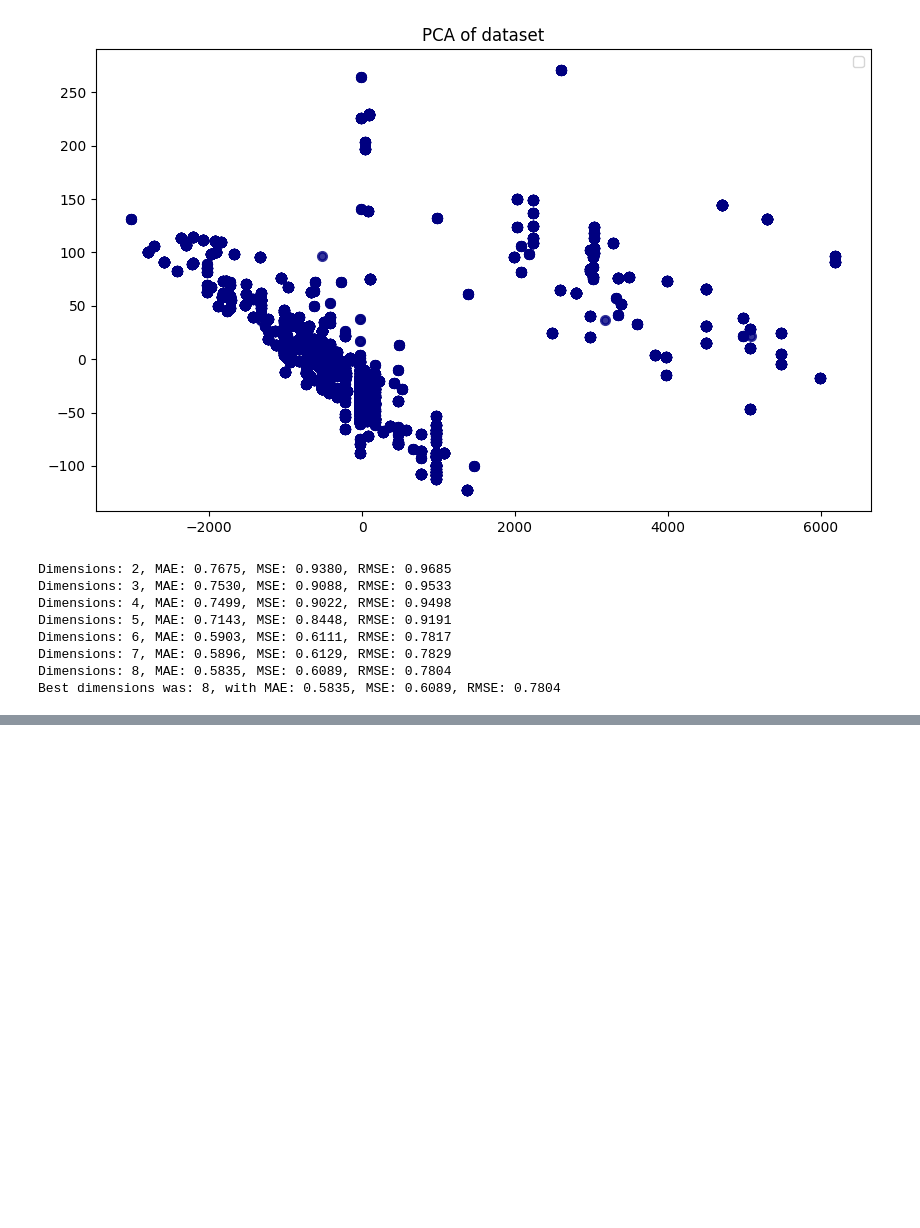
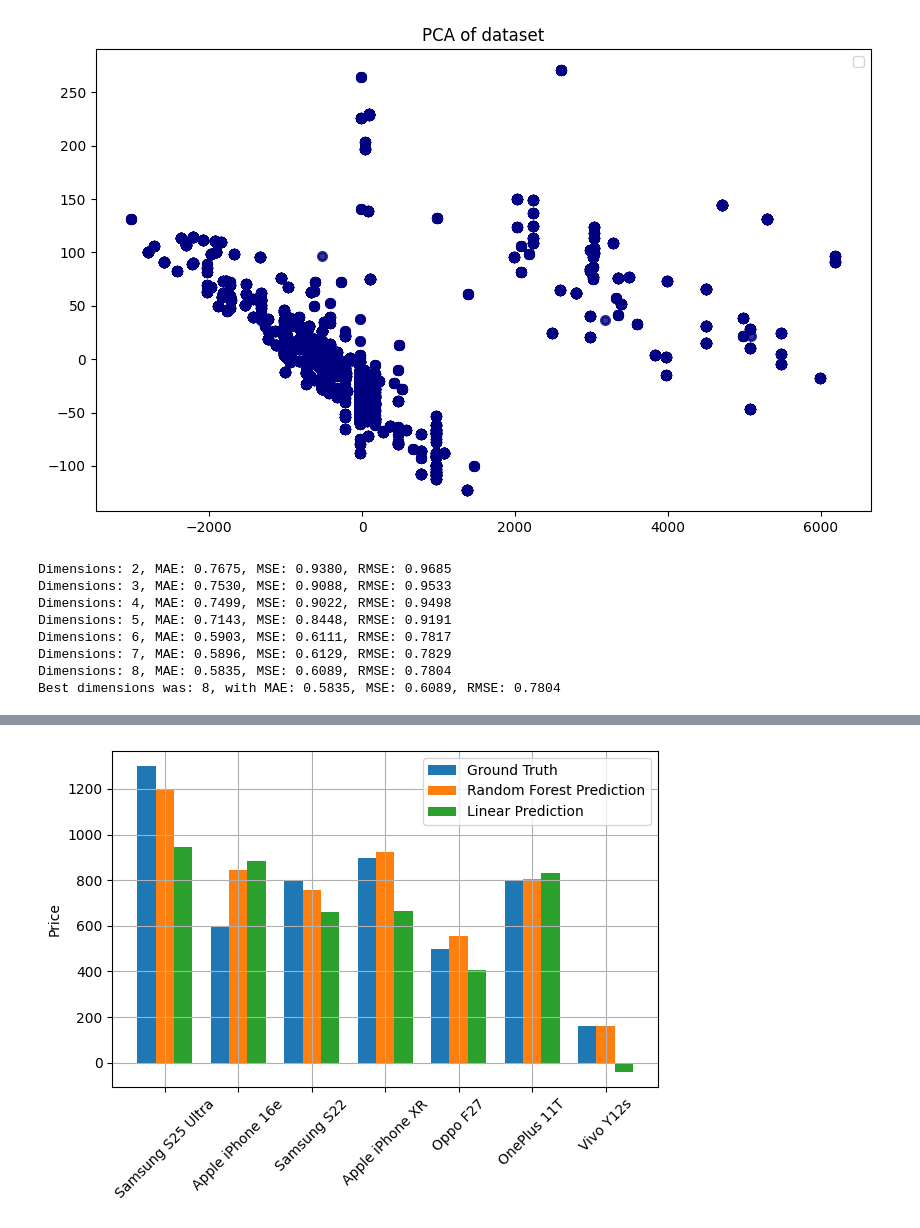
Before and after one commit to AllHailTheSheep/CIS3715, a Jupyter notebook: final/final.ipynb, the cells around one changed output, grey strips where cells are left out. Cells and saved outputs as stored; diff of their text form; code cells hidden in the pictures; blank space fills up the shorter version.

Commit message:
adds random forest regression

```diff
--- a/final/final.ipynb
+++ b/final/final.ipynb
@@ -290,14 +303,13 @@ MAE: 0.5835, MSE: 0.6089, RMSE: 0.7803
 # %%
 # PREDICTING NEW PHONES
-def pred(raw_in):
+def pred(raw_in, model):
     in_df = pd.DataFrame([raw_in])
     in_df['Company Name'] = companyLE.transform(in_df['Company Name'])
-    # in_pca = pca.transform(in_df)
     in_scaled = fnormalizer.transform(in_df)
-    in_pred = lr.predict(in_scaled)
-    print(in_pred[0])
-    print(tnormalizer.inverse_transform(pd.DataFrame(in_pred))[0][0])
-    print()
+    lr_pred = tnormalizer.inverse_transform(pd.DataFrame(lr.predict(in_scaled)))[0][0]
+    rf_pred = tnormalizer.inverse_transform(pd.DataFrame(rf.predict(in_scaled)))[0][0]
+    print("Predicted price for the {:s} is LR: ${:.2f} and RF: ${:.2f}.".format(model, lr_pred, rf_pred))
+    return lr_pred, rf_pred
 
 # https://www.phonearena.com/galaxy-s26-ultra-release-date-price-features-news
 s26u_input = {
@@ -310,7 +322,19 @@ s26u_input = {
     'Screen Size': 6.9,
     'Launched Year': 2026
 }
-pred(s26u_input)
+lr_s26u_pred, rf_s26u_pred = pred(s26u_input, "S26 Ultra")
+
+i16e_input = {
+    'Company Name': 'Apple',
+    'Mobile Weight': 167,
+    'RAM': 8,
+    'Front Camera': 12,
+    'Back Camera': 48,
+    'Battery Capacity': 4005,
+    'Screen Size': 6.1,
+    'Launched Year': 2025
+}
+lr_i16e_pred, rf_i16e_pred = pred(i16e_input, "iPhone 16e")
 
 s25u_input = {
     'Company Name': 'Samsung',
@@ -322,7 +346,7 @@ s25u_input = {
     'Screen Size': 6.9,
     'Launched Year': 2025
 }
-pred(s25u_input)
+lr_s25u_pred, rf_s25u_pred = pred(s25u_input, "S25 Ultra")
 
 s22_input = {
     'Company Name': 'Samsung',
@@ -334,7 +358,7 @@ s22_input = {
     'Screen Size': 6.1,
     'Launched Year': 2022
 }
-pred(s22_input)
+lr_s22_pred, rf_s22_pred = pred(s22_input, "S22")
 
 ixr_input = {
     'Company Name': 'Apple',
@@ -346,5 +370,60 @@ ixr_input = {
     'Screen Size': 6.1,
     'Launched Year': 2018
 }
-pred(ixr_input)
+lr_ixr_pred, rf_ixr_pred = pred(ixr_input, "iPhone XR")
+
+oppo_f27_input = {
+    'Company Name': 'Oppo',
+    'Mobile Weight': 175,
+    'RAM': 8,
+    'Front Camera': 32,
+    'Back Camera': 64,
+    'Battery Capacity': 5000,
+    'Screen Size': 6.7,
+    'Launched Year': 2024
+}
+lr_oppo_f27_pred, rf_oppo_f27_pred = pred(oppo_f27_input, "Oppo F27")
+
+oneplus_11t_input = {
+    'Company Name': 'OnePlus',
+    'Mobile Weight': 202,
+    'RAM': 12,
+    'Front Camera': 32,
+    'Back Camera': 50,
+    'Battery Capacity': 5000,
+    'Screen Size': 6.7,
+    'Launched Year': 2023
+}
+lr_oneplus_11t_pred, rf_oneplus_11t_pred = pred(oneplus_11t_input, "OnePlus 11T")
+
+vivo_y12s_input = {
+    'Company Name': 'Vivo',
+    'Mobile Weight': 191,
+    'RAM': 3,
+    'Front Camera': 8,
+    'Back Camera': 13,
+    'Battery Capacity': 5000,
+    'Screen Size': 6.51,
+    'Launched Year': 2020
+}
+lr_vivo_y12s_pred, rf_vivo_y12s_pred = pred(vivo_y12s_input, "Vivo Y12s")
+
+labels = ['Samsung S25 Ultra', 'Apple iPhone 16e', 'Samsung S22', 'Apple iPhone XR', 'Oppo F27', 'OnePlus 11T', 'Vivo Y12s']
+actuals = [1299, 599, 799, 899, 499, 799, 159]
+lr_preds = [lr_s25u_pred, lr_i16e_pred, lr_s22_pred, lr_ixr_pred, lr_oppo_f27_pred, lr_oneplus_11t_pred, lr_vivo_y12s_pred]
+rf_preds = [rf_s25u_pred, rf_i16e_pred, rf_s22_pred, rf_ixr_pred, rf_oppo_f27_pred, rf_oneplus_11t_pred, rf_vivo_y12s_pred]
+x = np.arange(len(labels))  # the label locations
+width = 0.25  # the width of the bars
+fig, ax = plt.subplots()
+rects1 = ax.bar(x - width, actuals, width, label='Ground Truth')
+rects2 = ax.bar(x, rf_preds, width, label='Random Forest Prediction')
+rects3 = ax.bar(x + width, lr_preds, width, label='Linear Prediction')
+ax.set_ylabel('Price')
+ax.set_xticks(x)
+ax.set_xticklabels(labels)
+ax.legend()
+plt.grid(True)
+plt.xticks(rotation=45)
+plt.tight_layout()
+plt.show()
 # %% [output]
@@ -361,0 +438 @@ pred(ixr_input)
+[figure, added]
```
Also changed, not shown: parts of 2 cells of this notebook.
